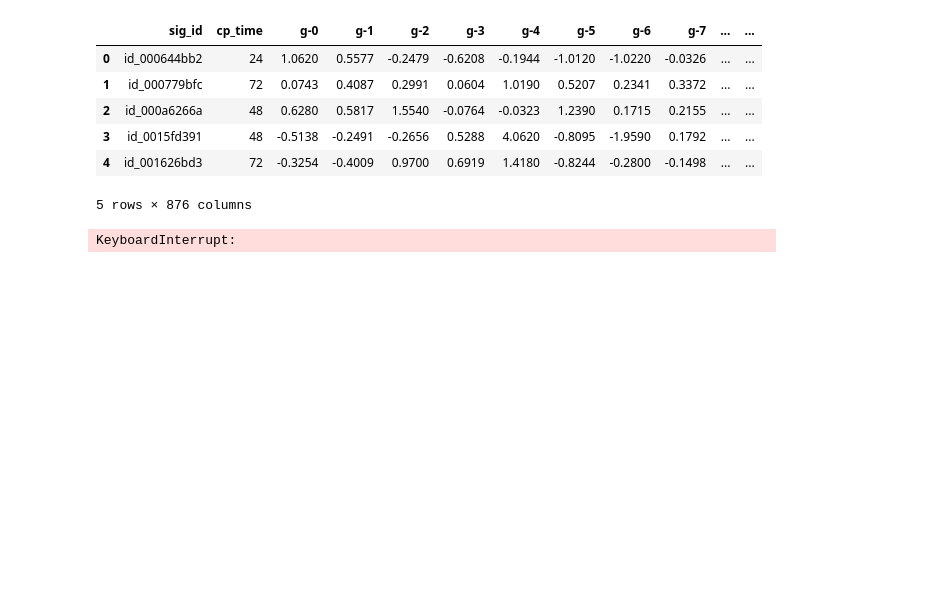
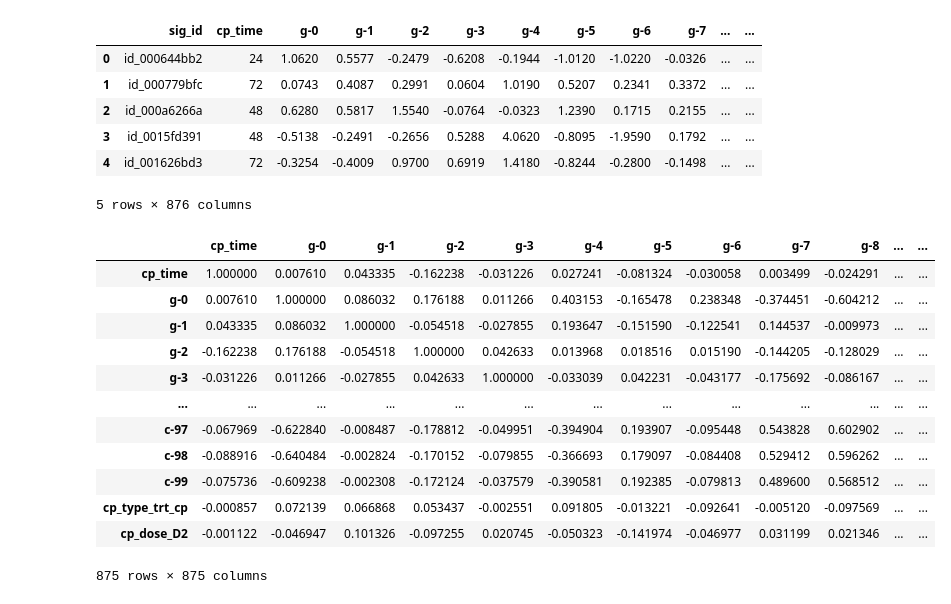
Before and after one commit to tzoukritzou/kaggle_moa, a Jupyter notebook: data_analysis.ipynb, the cells around one changed output. Drawn from its saved outputs; the diff is of its cells as text; code cells hidden in the pictures; blank space fills up the shorter version.

```diff
--- a/data_analysis.ipynb
+++ b/data_analysis.ipynb
@@ -5,7 +5,8 @@ import os
 import random
 import matplotlib.pyplot as plt
 # %%
-#pd.set_option('display.max_columns', None)
+pd.set_option('display.max_columns', None)
+pd.set_option('display.max_rows', None)
 
 DATA_DIR = 'packages/ml_model/ml_model/datasets/'
 # %% [markdown]
@@ -123,11 +143,3 @@ train.head()
 | 3 | id_0015fd391 | 48 | -0.5138 | -0.2491 | -0.2656 | 0.5288 | 4.0620 | -0.8095 | -1.9590 | 0.1792 | ... | ... |
 | 4 | id_001626bd3 | 72 | -0.3254 | -0.4009 | 0.9700 | 0.6919 | 1.4180 | -0.8244 | -0.2800 | -0.1498 | ... | ... |
 5 rows × 876 columns
-# %%
-from sklearn.ensemble import RandomForestClassifier
-
-model = RandomForestClassifier(random_state=42)
-
-model.fit(train.drop('sig_id', axis=1), train_targets_s.drop('sig_id', axis=1))
-# %% [output]
-KeyboardInterrupt:
@@ -135,0 +146,17 @@ train_targets_s.dtypes
+# %%
+corr_mat = train.drop('sig_id', axis=1).corr()
+corr_mat
+# %% [output]
+|  | cp_time | g-0 | g-1 | g-2 | g-3 | g-4 | g-5 | g-6 | g-7 | g-8 | ... | ... |
+| cp_time | 1.000000 | 0.007610 | 0.043335 | -0.162238 | -0.031226 | 0.027241 | -0.081324 | -0.030058 | 0.003499 | -0.024291 | ... | ... |
+| g-0 | 0.007610 | 1.000000 | 0.086032 | 0.176188 | 0.011266 | 0.403153 | -0.165478 | 0.238348 | -0.374451 | -0.604212 | ... | ... |
+| g-1 | 0.043335 | 0.086032 | 1.000000 | -0.054518 | -0.027855 | 0.193647 | -0.151590 | -0.122541 | 0.144537 | -0.009973 | ... | ... |
+| g-2 | -0.162238 | 0.176188 | -0.054518 | 1.000000 | 0.042633 | 0.013968 | 0.018516 | 0.015190 | -0.144205 | -0.128029 | ... | ... |
+| g-3 | -0.031226 | 0.011266 | -0.027855 | 0.042633 | 1.000000 | -0.033039 | 0.042231 | -0.043177 | -0.175692 | -0.086167 | ... | ... |
+| ... | ... | ... | ... | ... | ... | ... | ... | ... | ... | ... | ... | ... |
+| c-97 | -0.067969 | -0.622840 | -0.008487 | -0.178812 | -0.049951 | -0.394904 | 0.193907 | -0.095448 | 0.543828 | 0.602902 | ... | ... |
+| c-98 | -0.088916 | -0.640484 | -0.002824 | -0.170152 | -0.079855 | -0.366693 | 0.179097 | -0.084408 | 0.529412 | 0.596262 | ... | ... |
+| c-99 | -0.075736 | -0.609238 | -0.002308 | -0.172124 | -0.037579 | -0.390581 | 0.192385 | -0.079813 | 0.489600 | 0.568512 | ... | ... |
+| cp_type_trt_cp | -0.000857 | 0.072139 | 0.066868 | 0.053437 | -0.002551 | 0.091805 | -0.013221 | -0.092641 | -0.005120 | -0.097569 | ... | ... |
+| cp_dose_D2 | -0.001122 | -0.046947 | 0.101326 | -0.097255 | 0.020745 | -0.050323 | -0.141974 | -0.046977 | 0.031199 | 0.021346 | ... | ... |
+875 rows × 875 columns
```
Also changed, not shown: parts of 8 cells of this notebook, 6 other files.
